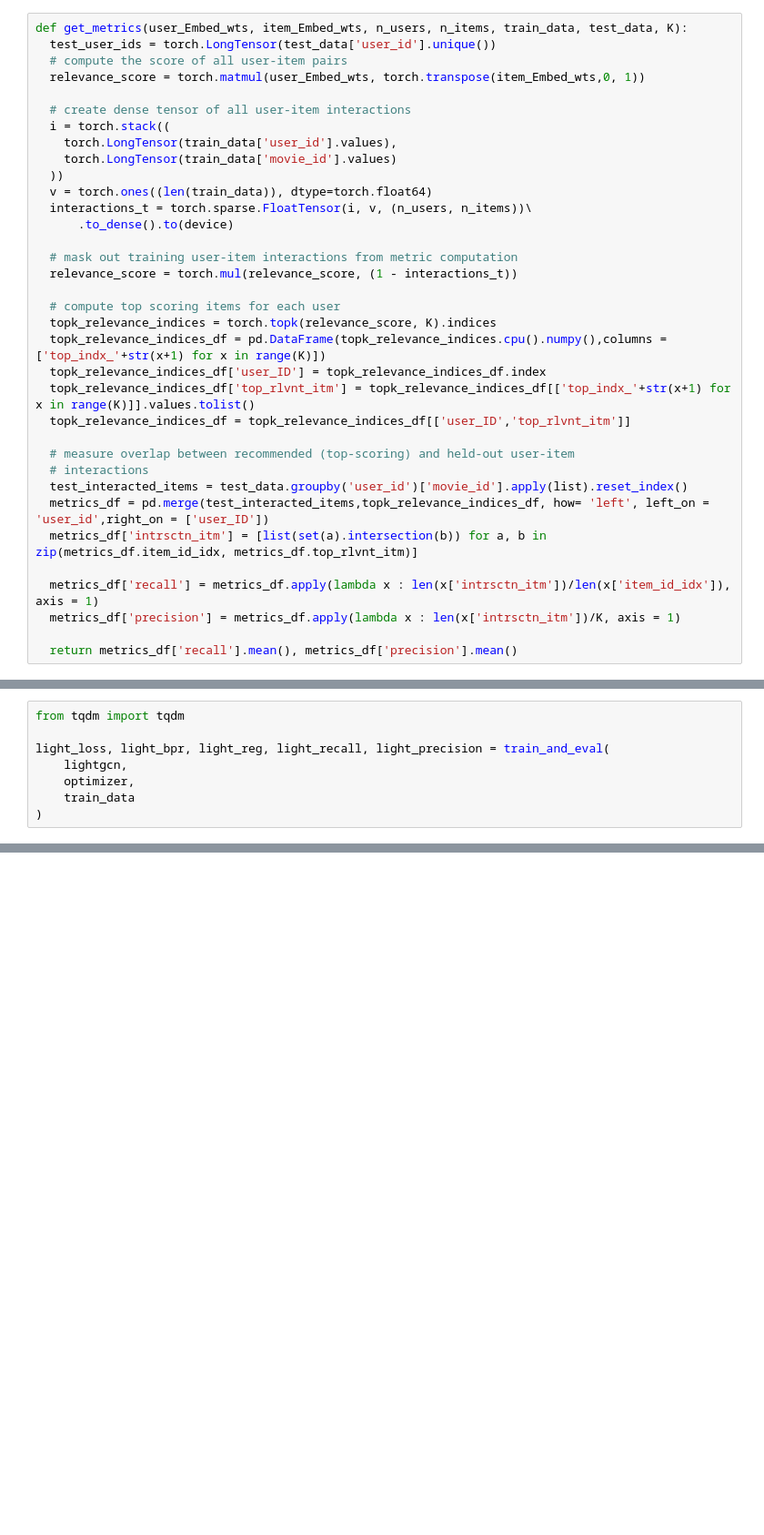
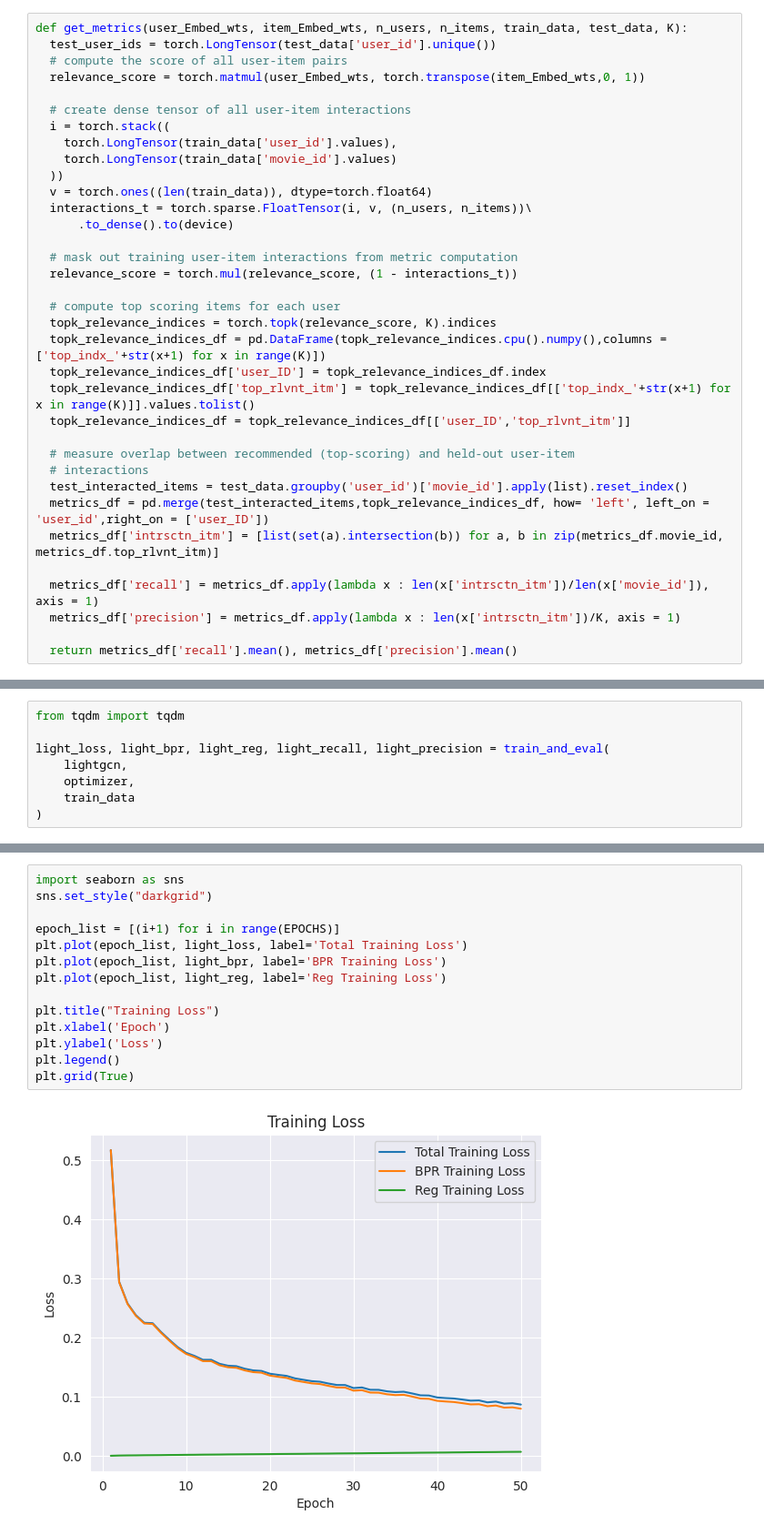
Before and after one commit to apolanco3225/MovieRecommendation, a Jupyter notebook: ModelBaseline.ipynb, the cells around one changed output, grey strips where cells are left out. Shown at 91% size. Drawn from its saved outputs; the diff is of its cells as text; blank space fills up the shorter version.

```diff
--- a/ModelBaseline.ipynb
+++ b/ModelBaseline.ipynb
@@ -312,9 +355,9 @@ def get_metrics(user_Embed_wts, item_Embed_wts, n_users, n_items, train_data, te
   # interactions
   test_interacted_items = test_data.groupby('user_id')['movie_id'].apply(list).reset_index()
   metrics_df = pd.merge(test_interacted_items,topk_relevance_indices_df, how= 'left', left_on = 'user_id',right_on = ['user_ID'])
-  metrics_df['intrsctn_itm'] = [list(set(a).intersection(b)) for a, b in zip(metrics_df.item_id_idx, metrics_df.top_rlvnt_itm)]
+  metrics_df['intrsctn_itm'] = [list(set(a).intersection(b)) for a, b in zip(metrics_df.movie_id, metrics_df.top_rlvnt_itm)]
 
-  metrics_df['recall'] = metrics_df.apply(lambda x : len(x['intrsctn_itm'])/len(x['item_id_idx']), axis = 1)
+  metrics_df['recall'] = metrics_df.apply(lambda x : len(x['intrsctn_itm'])/len(x['movie_id']), axis = 1)
   metrics_df['precision'] = metrics_df.apply(lambda x : len(x['intrsctn_itm'])/K, axis = 1)
 
   return metrics_df['recall'].mean(), metrics_df['precision'].mean()
@@ -414,0 +456,16 @@ device
+# %%
+import seaborn as sns
+sns.set_style("darkgrid")
+
+epoch_list = [(i+1) for i in range(EPOCHS)]
+plt.plot(epoch_list, light_loss, label='Total Training Loss')
+plt.plot(epoch_list, light_bpr, label='BPR Training Loss')
+plt.plot(epoch_list, light_reg, label='Reg Training Loss')
+
+plt.title("Training Loss")
+plt.xlabel('Epoch')
+plt.ylabel('Loss')
+plt.legend()
+plt.grid(True)
+# %% [output]
+[figure, added]
```
Also changed, not shown: parts of 16 cells of this notebook.
